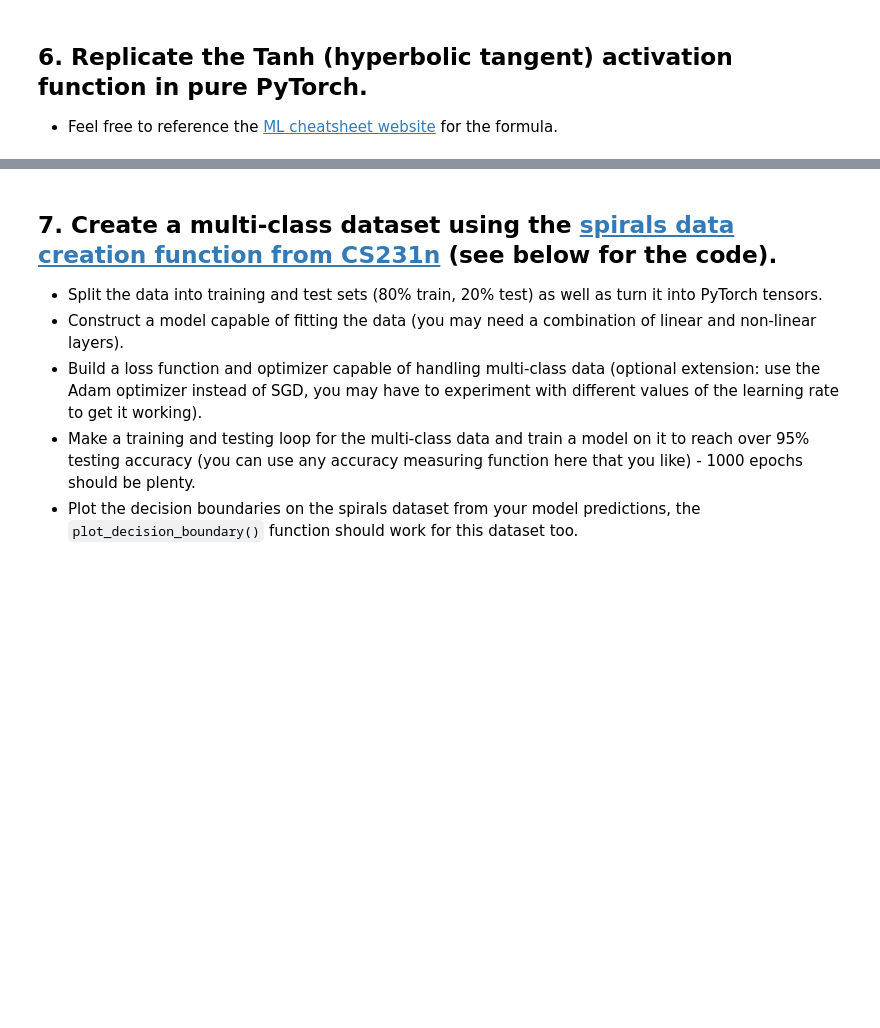
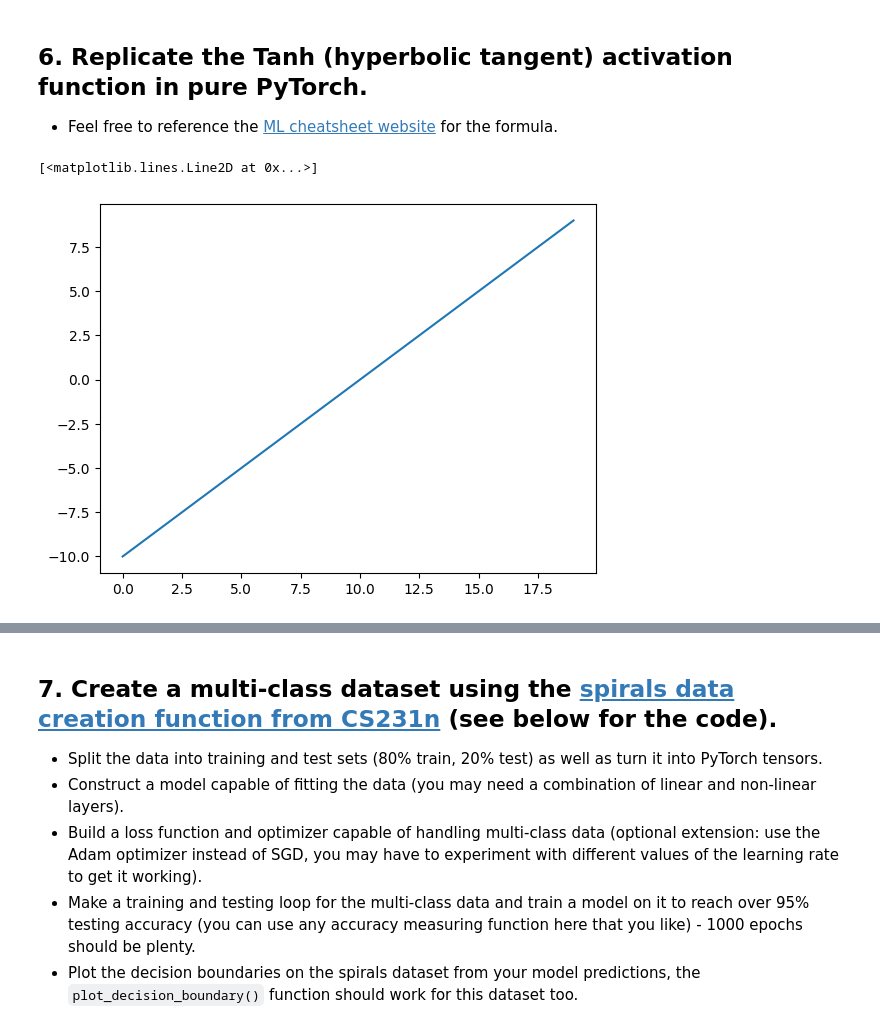
Before and after one commit to BanHun28/pytorch-deep-learning, a Jupyter notebook: extras/exercises/02_pytorch_classification_exercises.ipynb, the cells around one changed output, grey strips where cells are left out. Cells and saved outputs as stored; diff of their text form; code cells hidden in the pictures; blank space fills up the shorter version.

```diff
--- a/extras/exercises/02_pytorch_classification_exercises.ipynb
+++ b/extras/exercises/02_pytorch_classification_exercises.ipynb
@@ -271,5 +334,10 @@ def plot_decision_boundary(model, X, y):
   * Feel free to reference the [ML cheatsheet website](https://ml-cheatsheet.readthedocs.io/en/latest/activation_functions.html#tanh) for the formula.
 # %%
 # Create a straight line tensor
+straight_line_tensor = torch.arange(-10,10,1)
+plt.plot(straight_line_tensor)
+# %% [output]
+[<matplotlib.lines.Line2D at 0x...>]
+[figure, added]
 # %%
 # Test torch.tanh() on the tensor and plot it
```
Also changed, not shown: parts of 20 cells of this notebook.
